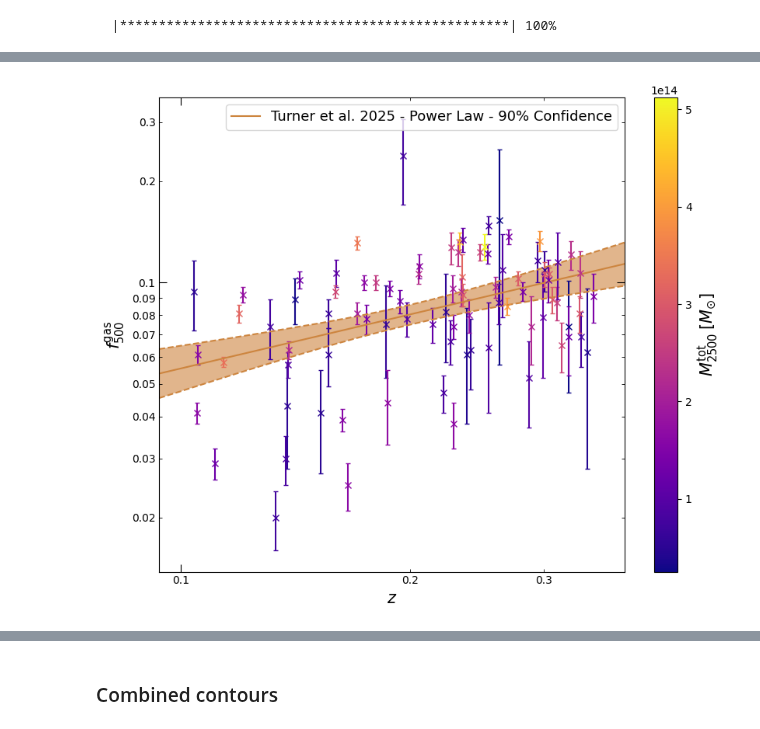
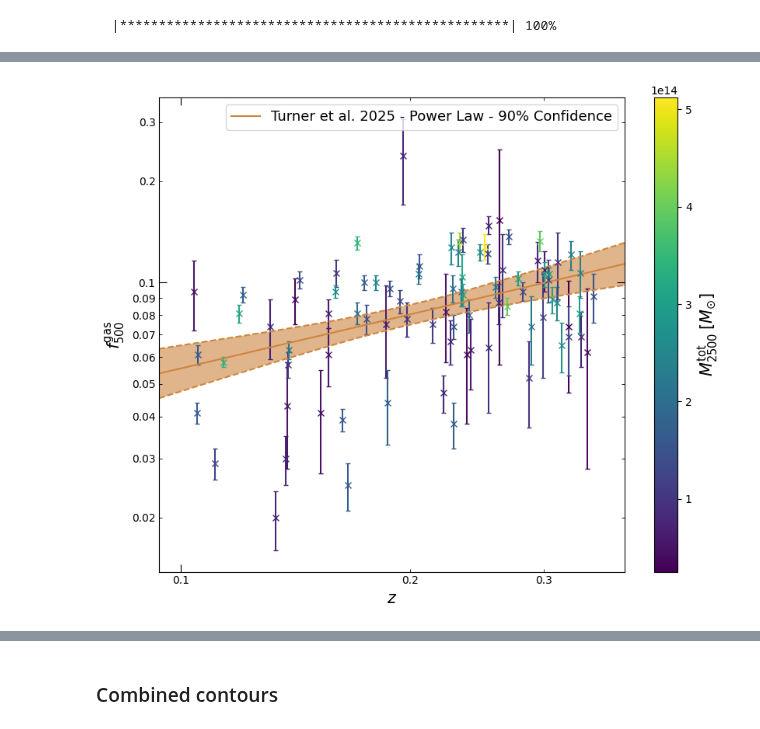
Before and after one commit to DavidT3/XCS-Mass-II-Analysis, a Jupyter notebook: notebooks/gas_fraction/sdssrm_measure_gas_fraction.ipynb, the cells around one changed output, grey strips where cells are left out. Drawn from its saved outputs; the diff is of its cells as text; code cells hidden in the pictures.

```diff
--- a/notebooks/gas_fraction/sdssrm_measure_gas_fraction.ipynb
+++ b/notebooks/gas_fraction/sdssrm_measure_gas_fraction.ipynb
@@ -353,9 +354,10 @@ Normalisation of 0.080 ± 0.003
 Scatter of 0.148 ± 0.014
 # %%
 frac2500_z.view(figsize=(8.5, 7), log_scale=True, plot_title='',
-                save_path="../../outputs/figures/gas_fraction/fgas2500-z_evolution.pdf")
+                save_path="../../outputs/figures/gas_fraction/fgas2500-z_evolution.pdf",
+                third_dim_cmap='viridis')
 # %% [output]
-[figure, old version]
+[figure, new version]
 # %%
 print(frac2500_z.predict(Quantity([0.1, 0.3]), x_errors=Quantity([0, 0])))
 # %% [output]
```
Also changed, not shown: parts of 6 cells of this notebook, 5 other files.
